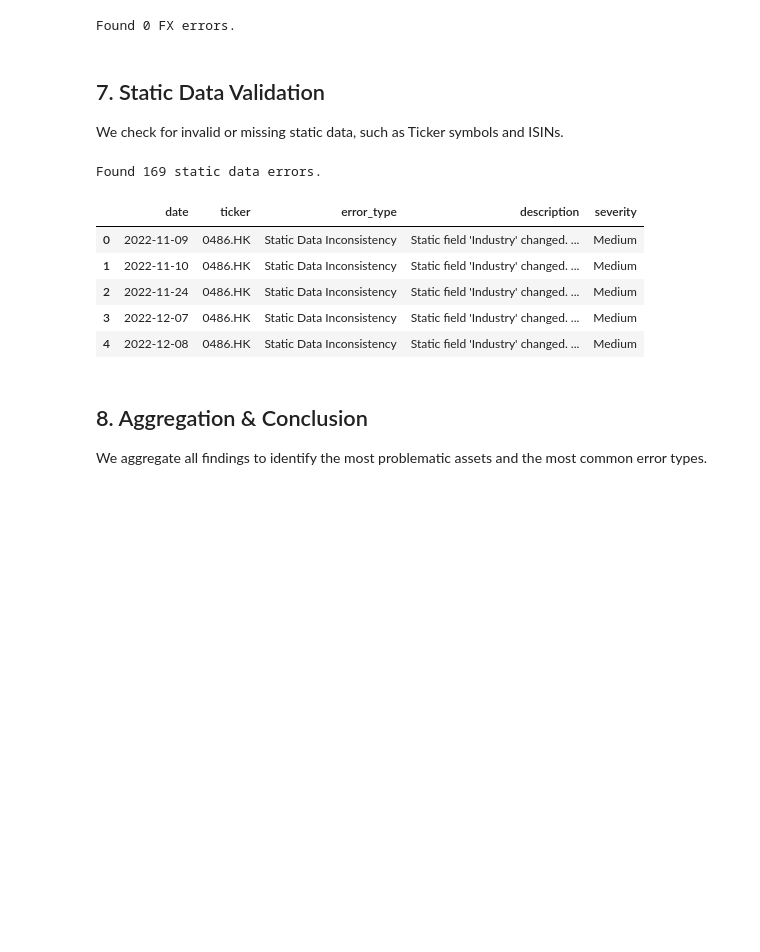
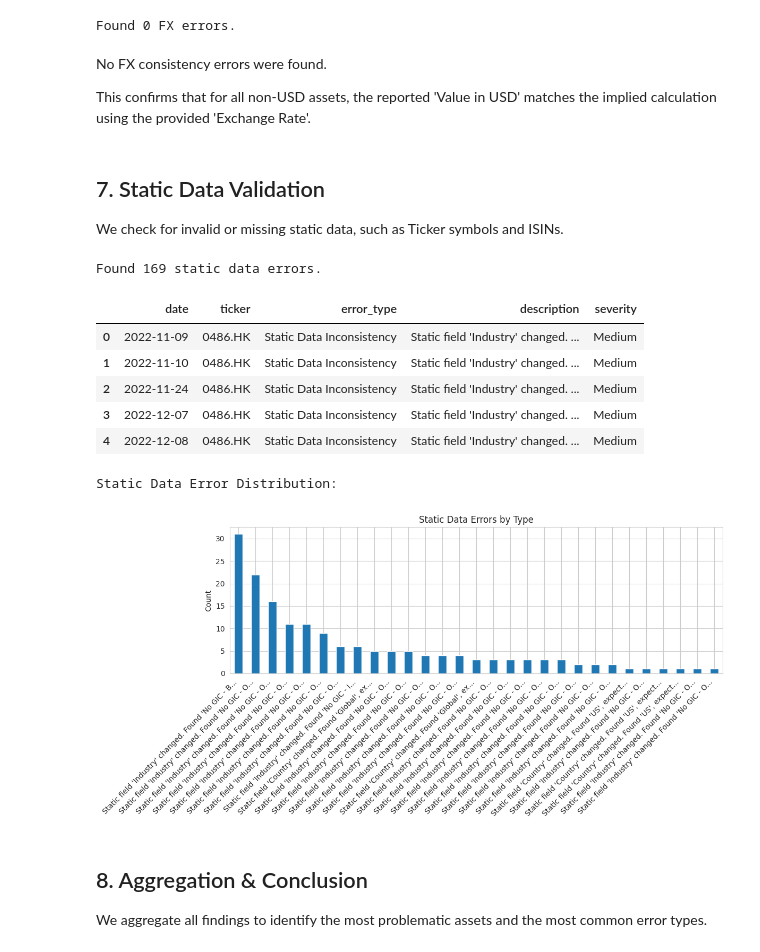
Before and after one commit to RaynorEtienn/Financial-Data-Analysis, a Jupyter notebook: notebooks/analysis.ipynb, the cells around one changed output. Drawn from its saved outputs; the diff is of its cells as text; code cells hidden in the pictures; blank space fills up the shorter version.

Commit message:
Analysis -> Data Completeness, FX, Static Data -> Done.

```diff
--- a/notebooks/analysis.ipynb
+++ b/notebooks/analysis.ipynb
@@ -778,6 +778,10 @@ else:
     fx_errors_df = pd.DataFrame()
 # %% [output]
 Found 0 FX errors.
+# %% [markdown]
+No FX consistency errors were found.
+
+This confirms that for all non-USD assets, the reported 'Value in USD' matches the implied calculation using the provided 'Exchange Rate'.
 # %% [markdown]
 ## 7. Static Data Validation
 
@@ -785,21 +789,42 @@ We check for invalid or missing static data, such as Ticker symbols and ISINs.
 # %%
 validator = StaticDataValidator(positions, trades)
 static_errors = validator.validate()
 
 print(f"Found {len(static_errors)} static data errors.")
 if static_errors:
     static_errors_df = pd.DataFrame([vars(e) for e in static_errors])
     display(static_errors_df.head())
+
+    # Visualize Static Data Errors
+    print("Static Data Error Distribution:")
+    # Group by error type or description to show what kind of static data issues exist
+    error_counts = static_errors_df['description'].value_counts()
+
+    if not error_counts.empty:
+        # Truncate long descriptions for better visualization
+        short_index = [desc[:50] + '...' if len(str(desc)) > 50 else str(desc) for desc in error_counts.index]
+        error_counts.index = short_index  # type: ignore
+
+        plt.figure(figsize=(12, 6))
+        error_counts.plot(kind='bar')
+        plt.title("Static Data Errors by Type")
+        plt.ylabel("Count")
+        plt.xticks(rotation=45, ha='right')
+        plt.tight_layout()
+        plt.show()
 else:
     static_errors_df = pd.DataFrame()
+    print("No static data errors found. All tickers and ISINs appear valid according to the validation rules.")
 # %% [output]
 Found 169 static data errors.
 |  | date | ticker | error_type | description | severity |
 | 0 | 2022-11-09 | 0486.HK | Static Data Inconsistency | Static field 'Industry' changed. ... | Medium |
 | 1 | 2022-11-10 | 0486.HK | Static Data Inconsistency | Static field 'Industry' changed. ... | Medium |
 | 2 | 2022-11-24 | 0486.HK | Static Data Inconsistency | Static field 'Industry' changed. ... | Medium |
 | 3 | 2022-12-07 | 0486.HK | Static Data Inconsistency | Static field 'Industry' changed. ... | Medium |
 | 4 | 2022-12-08 | 0486.HK | Static Data Inconsistency | Static field 'Industry' changed. ... | Medium |
+Static Data Error Distribution:
+[figure, added]
 # %% [markdown]
 ## 8. Aggregation & Conclusion
 We aggregate all findings to identify the most problematic assets and the most common error types.
```
Also changed, not shown: parts of 1 cell of this notebook.
